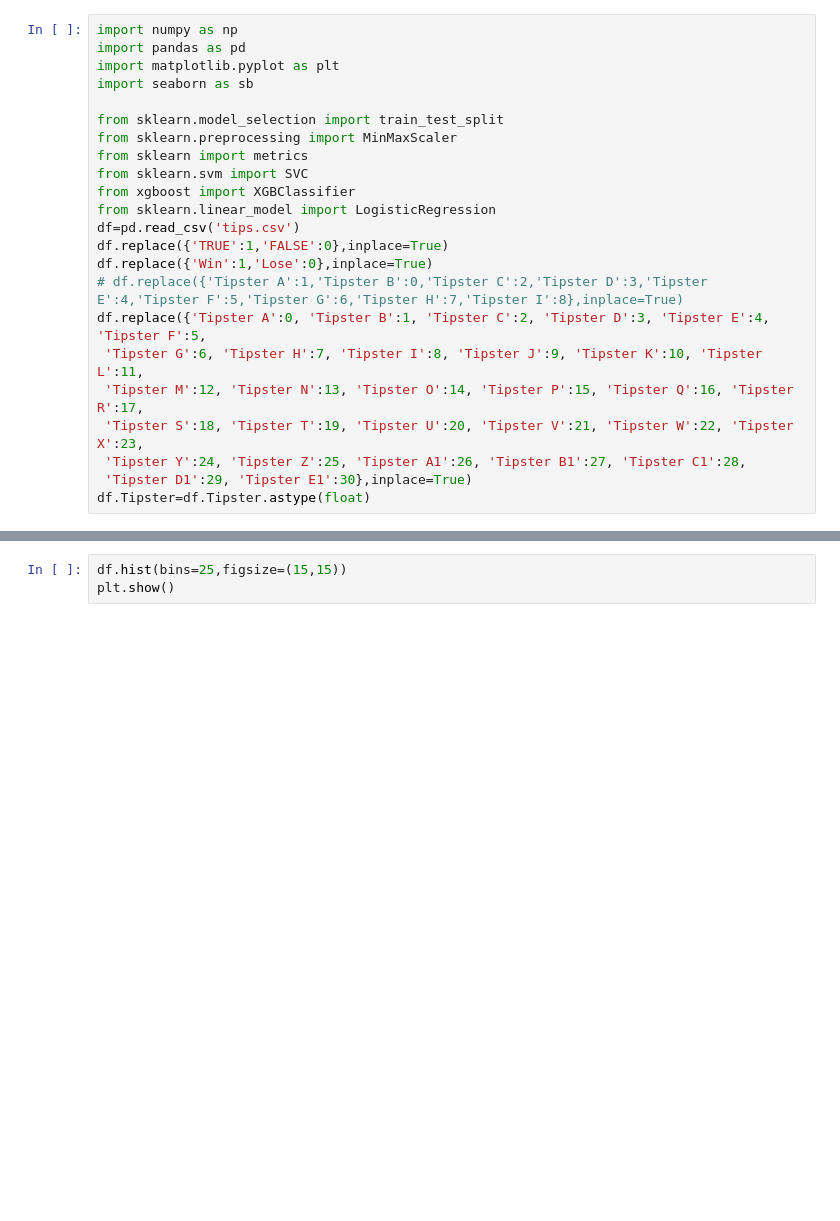
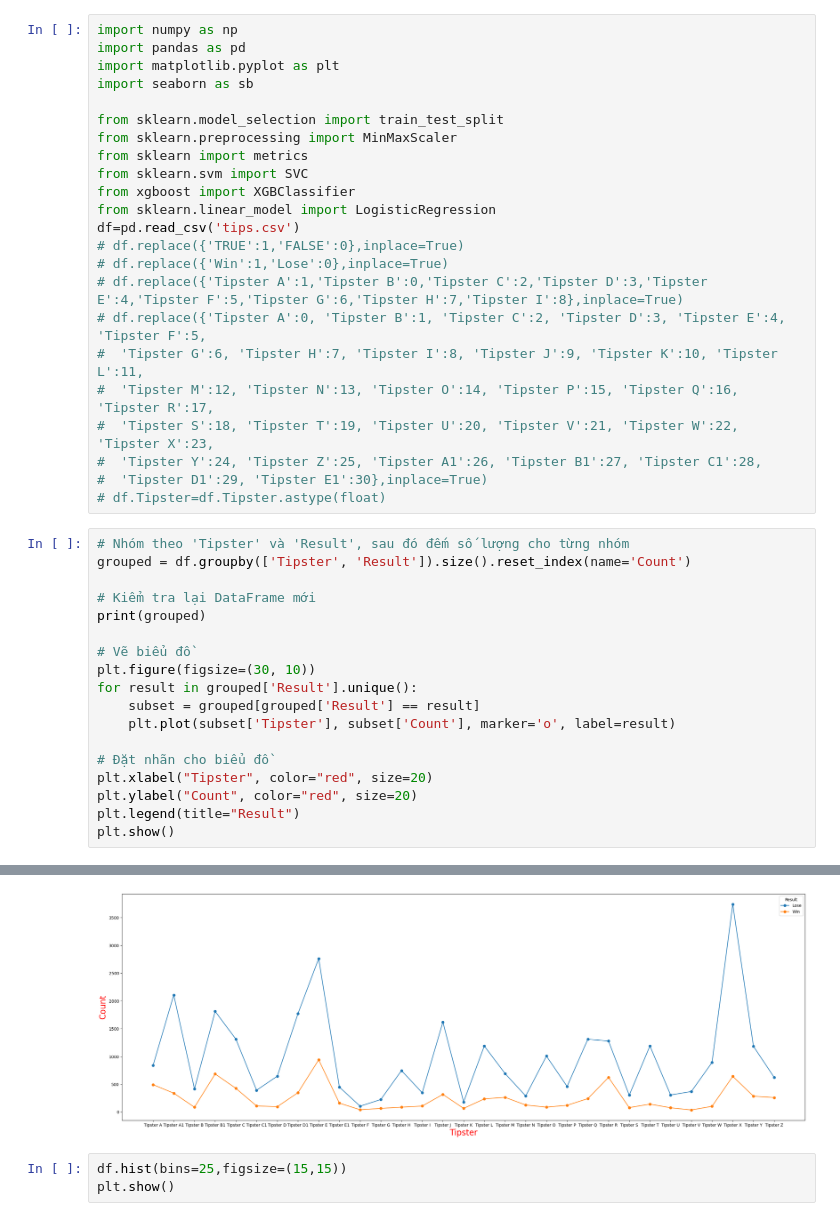
Before and after one commit to GiaKhanh-LVC/First-Data-Science, a Jupyter notebook: Horse Race/main.ipynb, the cells around one changed output, grey strips where cells are left out. Saved outputs shown, nothing was run; the diff lists cells and outputs as text; blank space fills up the shorter version.

```diff
--- a/Horse Race/main.ipynb
+++ b/Horse Race/main.ipynb
@@ -11,13 +11,32 @@ from sklearn.svm import SVC
 from xgboost import XGBClassifier
 from sklearn.linear_model import LogisticRegression
 df=pd.read_csv('tips.csv')
-df.replace({'TRUE':1,'FALSE':0},inplace=True)
-df.replace({'Win':1,'Lose':0},inplace=True)
+# df.replace({'TRUE':1,'FALSE':0},inplace=True)
+# df.replace({'Win':1,'Lose':0},inplace=True)
 # df.replace({'Tipster A':1,'Tipster B':0,'Tipster C':2,'Tipster D':3,'Tipster E':4,'Tipster F':5,'Tipster G':6,'Tipster H':7,'Tipster I':8},inplace=True)
-df.replace({'Tipster A':0, 'Tipster B':1, 'Tipster C':2, 'Tipster D':3, 'Tipster E':4, 'Tipster F':5,
- 'Tipster G':6, 'Tipster H':7, 'Tipster I':8, 'Tipster J':9, 'Tipster K':10, 'Tipster L':11,
- 'Tipster M':12, 'Tipster N':13, 'Tipster O':14, 'Tipster P':15, 'Tipster Q':16, 'Tipster R':17,
- 'Tipster S':18, 'Tipster T':19, 'Tipster U':20, 'Tipster V':21, 'Tipster W':22, 'Tipster X':23,
- 'Tipster Y':24, 'Tipster Z':25, 'Tipster A1':26, 'Tipster B1':27, 'Tipster C1':28,
- 'Tipster D1':29, 'Tipster E1':30},inplace=True)
-df.Tipster=df.Tipster.astype(float)
+# df.replace({'Tipster A':0, 'Tipster B':1, 'Tipster C':2, 'Tipster D':3, 'Tipster E':4, 'Tipster F':5,
+#  'Tipster G':6, 'Tipster H':7, 'Tipster I':8, 'Tipster J':9, 'Tipster K':10, 'Tipster L':11,
+#  'Tipster M':12, 'Tipster N':13, 'Tipster O':14, 'Tipster P':15, 'Tipster Q':16, 'Tipster R':17,
+#  'Tipster S':18, 'Tipster T':19, 'Tipster U':20, 'Tipster V':21, 'Tipster W':22, 'Tipster X':23,
+#  'Tipster Y':24, 'Tipster Z':25, 'Tipster A1':26, 'Tipster B1':27, 'Tipster C1':28,
+#  'Tipster D1':29, 'Tipster E1':30},inplace=True)
+# df.Tipster=df.Tipster.astype(float)
+# %%
+# Nhóm theo 'Tipster' và 'Result', sau đó đếm số lượng cho từng nhóm
+grouped = df.groupby(['Tipster', 'Result']).size().reset_index(name='Count')
+
+# Kiểm tra lại DataFrame mới
+print(grouped)
+
+# Vẽ biểu đồ
+plt.figure(figsize=(30, 10))
+for result in grouped['Result'].unique():
+    subset = grouped[grouped['Result'] == result]
+    plt.plot(subset['Tipster'], subset['Count'], marker='o', label=result)
+
+# Đặt nhãn cho biểu đồ
+plt.xlabel("Tipster", color="red", size=20)
+plt.ylabel("Count", color="red", size=20)
+plt.legend(title="Result")
+plt.show()
+# %% [output]
@@ -24,3 +57,4 @@ df.Tipster=df.Tipster.astype(float)
+[figure, added]
 # %%
 df.hist(bins=25,figsize=(15,15))
 plt.show()
```
Also changed, not shown: parts of 1 cell of this notebook, 3 other files.
